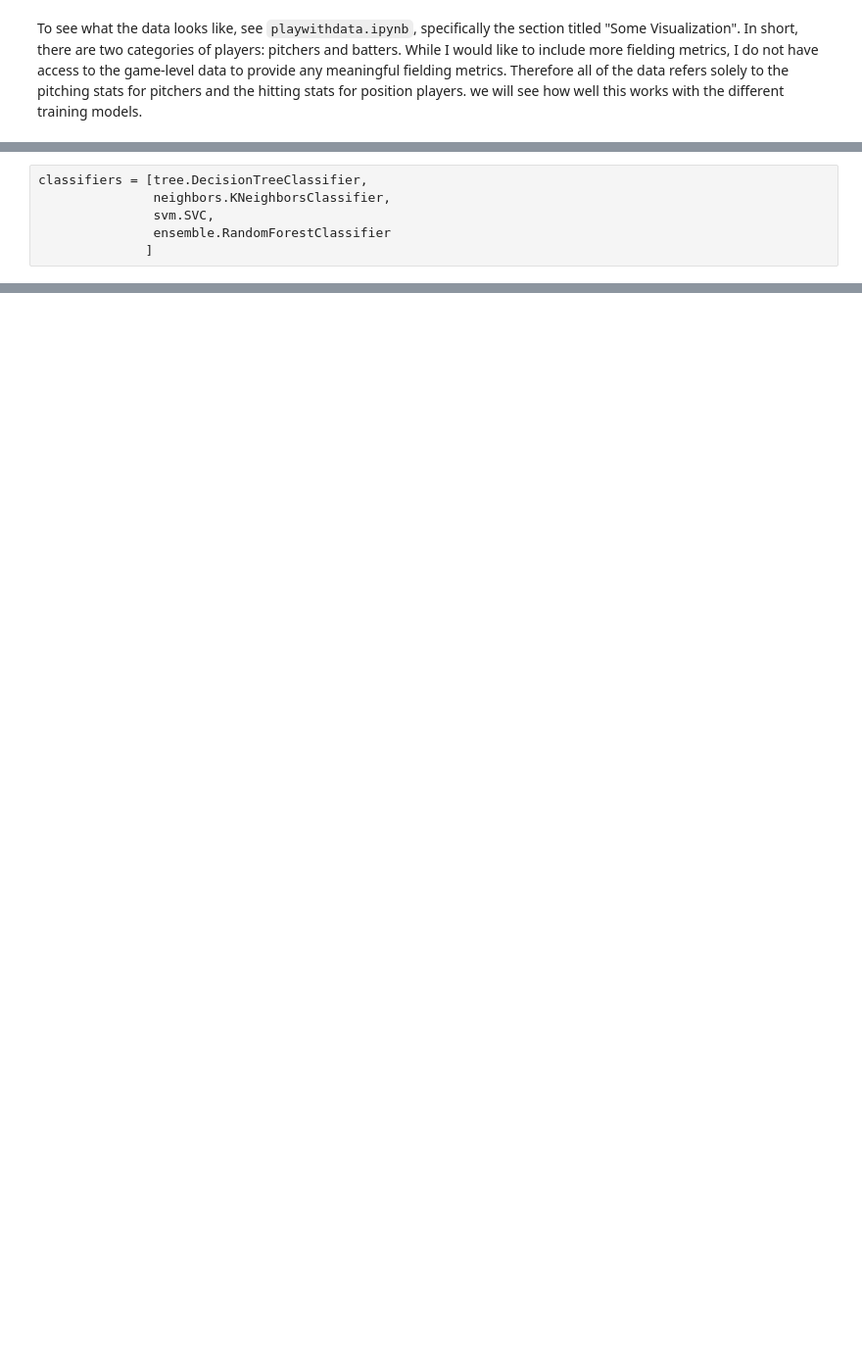
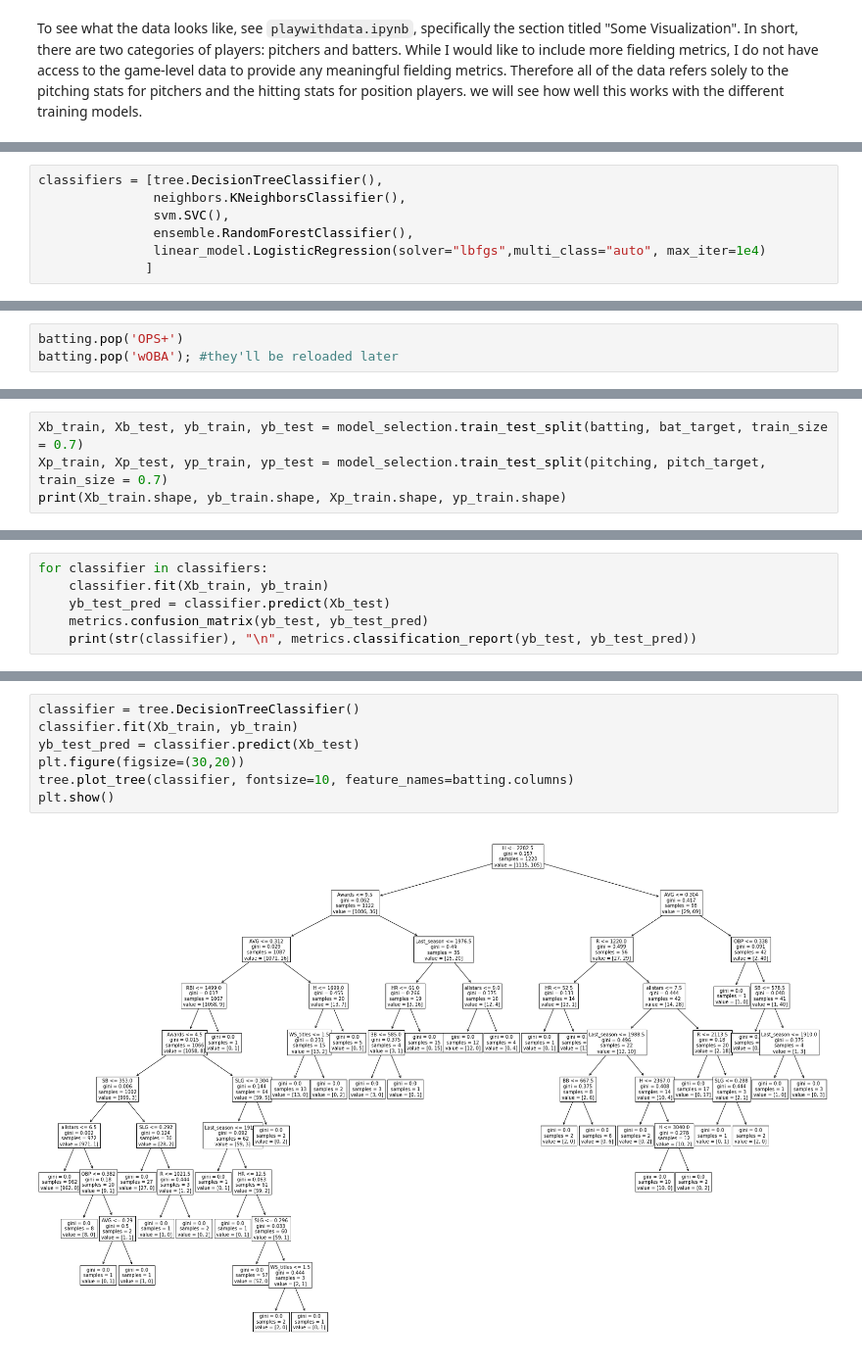
Before and after one commit to ctmurphey/ML-BaseballHoF, a Jupyter notebook: predictive-models.ipynb, the cells around one changed output, grey strips where cells are left out. Shown at 98% size. Drawn from its saved outputs; the diff is of its cells as text; blank space fills up the shorter version.

Commit message:
finished report

```diff
--- a/predictive-models.ipynb
+++ b/predictive-models.ipynb
@@ -34,6 +50,7 @@ batting.head()
 # %%
-classifiers = [tree.DecisionTreeClassifier,
-               neighbors.KNeighborsClassifier,
-               svm.SVC,
-               ensemble.RandomForestClassifier
+classifiers = [tree.DecisionTreeClassifier(),
+               neighbors.KNeighborsClassifier(),
+               svm.SVC(),
+               ensemble.RandomForestClassifier(),
+               linear_model.LogisticRegression(solver="lbfgs",multi_class="auto", max_iter=1e4)
               ]
@@ -39,0 +59,3 @@ classifiers = [tree.DecisionTreeClassifier,
+# %%
+batting.pop('OPS+')
+batting.pop('wOBA'); #they'll be reloaded later
@@ -39,0 +65,4 @@ classifiers = [tree.DecisionTreeClassifier,
+# %%
+Xb_train, Xb_test, yb_train, yb_test = model_selection.train_test_split(batting, bat_target, train_size = 0.7)
+Xp_train, Xp_test, yp_train, yp_test = model_selection.train_test_split(pitching, pitch_target, train_size = 0.7)
+print(Xb_train.shape, yb_train.shape, Xp_train.shape, yp_train.shape)
@@ -39,0 +73,6 @@ classifiers = [tree.DecisionTreeClassifier,
+# %%
+for classifier in classifiers:
+    classifier.fit(Xb_train, yb_train)
+    yb_test_pred = classifier.predict(Xb_test)
+    metrics.confusion_matrix(yb_test, yb_test_pred)
+    print(str(classifier), "\n", metrics.classification_report(yb_test, yb_test_pred))
@@ -39,0 +99,9 @@ classifiers = [tree.DecisionTreeClassifier,
+# %%
+classifier = tree.DecisionTreeClassifier()
+classifier.fit(Xb_train, yb_train)
+yb_test_pred = classifier.predict(Xb_test)
+plt.figure(figsize=(30,20))
+tree.plot_tree(classifier, fontsize=10, feature_names=batting.columns)
+plt.show()
+# %% [output]
+[figure, added]
```
Also changed, not shown: parts of 19 cells of this notebook, 3 other files.
